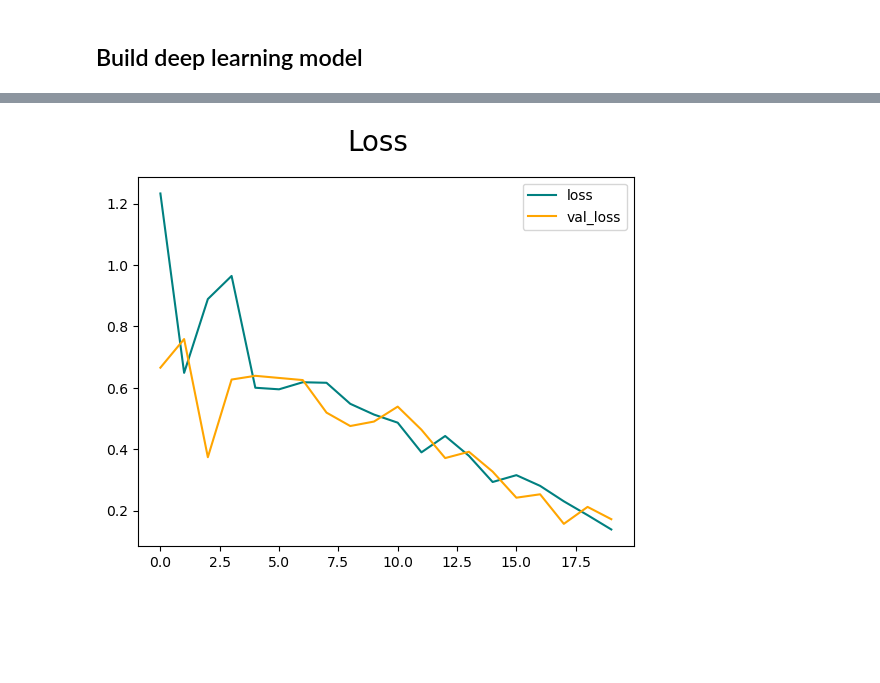
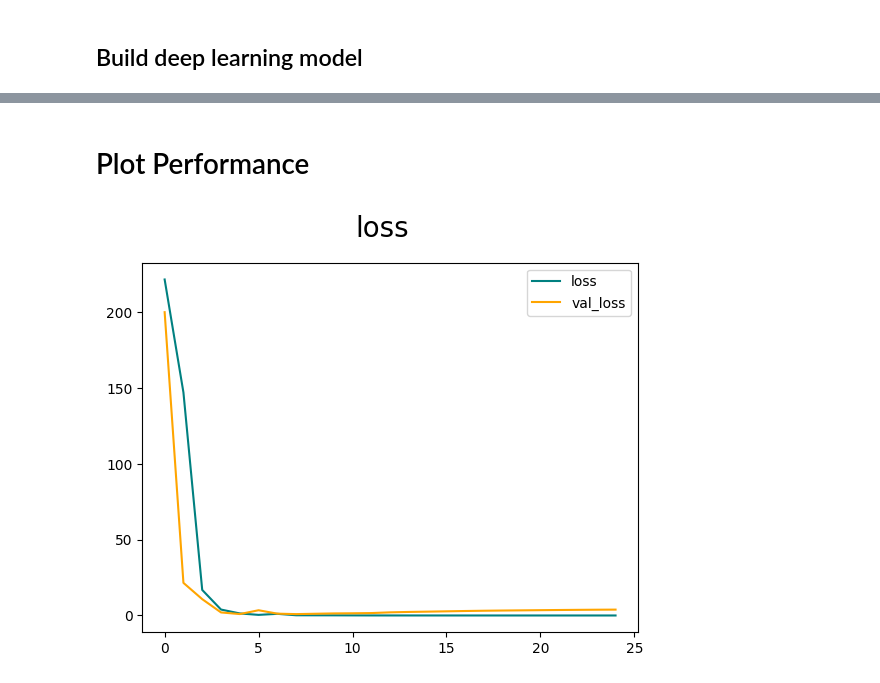
Before and after one commit to mrtaz77/Deep-CNN-Image-Classifier, a Jupyter notebook: Image Classifier.ipynb, the cells around one changed output, grey strips where cells are left out. Saved outputs shown, nothing was run; the diff lists cells and outputs as text; code cells hidden in the pictures; blank space fills up the shorter version.

```diff
--- a/Image Classifier.ipynb
+++ b/Image Classifier.ipynb
@@ -323,2 +280,0 @@ tensorboard_callback = tf.keras.callbacks.TensorBoard(log_dir=log_dir)
-# %%
-hist = model.fit(train, epochs=20, validation_data=val, callbacks=[tensorboard_callback])
@@ -342,0 +281,6 @@ Epoch 20/20
+# %%
+hist = model.fit(
+    trainData,
+    epochs=25,  # You can set a higher number of epochs since early stopping will take care of stopping early if needed
+    validation_data=valData
+)
@@ -363,12 +333,14 @@ hist.history
+# %% [markdown]
+# Plot Performance
 # %%
-def plot_performance(hist):
+def plot_performance(history, feature):
     fig = plt.figure()
-    plt.plot(hist.history['loss'], color='teal', label='loss')
-    plt.plot(hist.history['val_loss'], color='orange', label='val_loss')
-    fig.suptitle('Loss', fontsize=20)
+    plt.plot(history.history[feature], color='teal', label=feature)
+    plt.plot(history.history['val_' + feature], color='orange', label='val_' + feature)
+    fig.suptitle(feature, fontsize=20)
     plt.legend(loc='best')
-    plt.show
+    plt.show()
 # %%
-plot_performance(hist)
+plot_performance(hist, 'loss')
 # %% [output]
-[figure, old version]
+[figure, new version]
```
Also changed, not shown: parts of 94 cells of this notebook.
